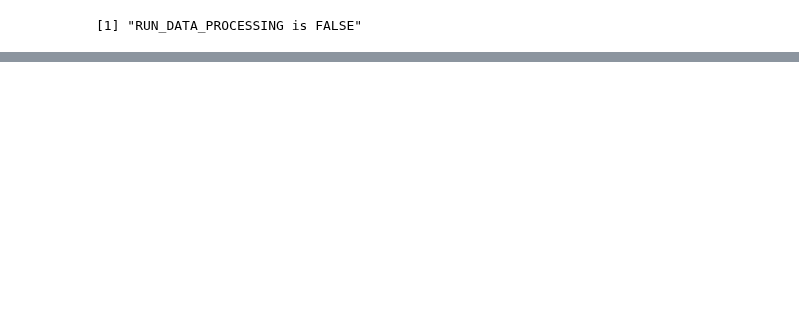
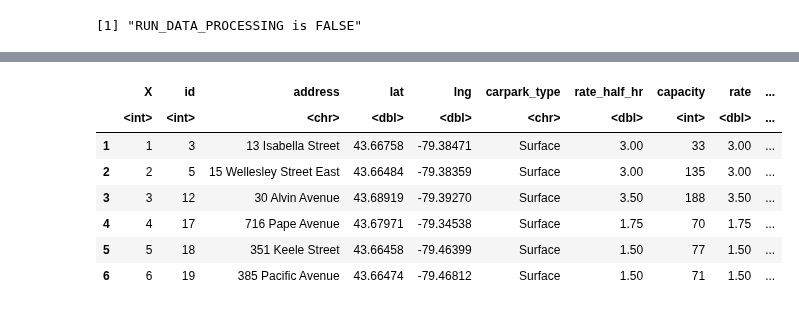
Before and after one commit to aayushi173/EV-Charging-Toronto, a Jupyter notebook: Code/EV Charging.ipynb, the cells around one changed output, grey strips where cells are left out. Drawn from its saved outputs; the diff is of its cells as text; code cells hidden in the pictures; blank space fills up the shorter version.

```diff
--- a/Code/EV Charging.ipynb
+++ b/Code/EV Charging.ipynb
@@ -422,7 +393,7 @@ A data.frame: 6 × 14
 | 5 | 5 | DRIVING SCHOOL OPERATOR (B) | LEASIDE DRIVING ACADEMY | TORONTO, ON | M4G 3C1 | BAYVIEW AVE | 1659 BAYVIEW AVE,TORONTO, ON,M4G 3C1 | 43.70734 | -79.37562 | 5 | ... |
 | 6 | 6 | DRIVING SCHOOL OPERATOR (B) | NEW METHOD DRIVING SCHOOL | TORONTO, ON | M4M 1Y5 | GERRARD ST E | 737 GERRARD ST E,TORONTO, ON,M4M 1Y5 | 43.66644 | -79.34743 | 5 | ... |
 # %%
-## Get data - GreenPParking
+## Get data 3 - Parking Data (GreenPParking)
 # Output:
 # address : Address of the parking spot
 # lat : Latitude of parking spot
@@ -432,58 +403,65 @@ A data.frame: 6 × 14
 
 ## Cleaning Green P Parking
 
-# Get Green P Parking package from Open Data-Toronto
-package <- show_package("b66466c3-69c8-4825-9c8b-04b270069193")
+if(RUN_DATA_PROCESSING) {
+    print("RUN_DATA_PROCESSING is TRUE")
 
-data=as.data.frame('Green P Parking')  # read the dataset Green P Parking in the package
-data<-show_package(package)
+    # Get Green P Parking package from Open Data-Toronto
+    package <- show_package("b66466c3-69c8-4825-9c8b-04b270069193")
 
-resources<-list_package_resources(package)
+    data=as.data.frame('Green P Parking')  # read the dataset Green P Parking in the package
+    data<-show_package(package)
 
-# Identify resources
-data_resources <- filter(resources, tolower(format) %in% c("csv", "json"))
+    resources<-list_package_resources(package)
 
-# Load Green P Parking data
-data <- filter(data_resources, row_number() == 1) %>% get_resource()
+    # Identify resources
+    data_resources <- filter(resources, tolower(format) %in% c("csv", "json"))
 
-# Extract required columns from main data
-data<- data.frame(address=data$carparks$address,
-                                     lat=data$carparks$lat,
-                                     lng=data$carparks$lng,
-                                      carpark_type=data$carparks$carpark_type_str,
-                                      rate_half_hr=data$carparks$rate_half_hour,
-                                      capacity=data$carparks$capacity,
-                                      rate=data$carparks$rate_half_hour
-                  )
+    # Load Green P Parking data
+    data <- filter(data_resources, row_number() == 1) %>% get_resource()
 
-# Check class of each attribute
-sapply(data, class)
+    # Extract required columns from main data
+    data<- data.frame(id = data$carparks$id,
+                      address=data$carparks$address,
+                                         lat=data$carparks$lat,
+                                         lng=data$carparks$lng,
+                                          carpark_type=data$carparks$carpark_type_str,
+                                          rate_half_hr=data$carparks$rate_half_hour,
+                                          capacity=data$carparks$capacity,
+                                          rate=data$carparks$rate_half_hour
+                      )
 
-# Convert char to numeric class
-data$lat<-as.numeric(data$lat)
-data$lng<-as.numeric(data$lng)
-data$rate_half_hr<-as.numeric(data$rate_half_hr)
-data$capacity<-as.numeric(data$capacity)
+    # Check class of each attribute
+    sapply(data, class)
 
-sapply(data, class)
+    # Convert char to numeric class
+    data$lat<-as.numeric(data$lat)
+    data$lng<-as.numeric(data$lng)
+    data$rate_half_hr<-as.numeric(data$rate_half_hr)
+    data$capacity<-as.numeric(data$capacity)
 
-# Check for missing values
-any(is.na(data))
+    sapply(data, class)
 
-# Extract street name from address
-data <- data %>%
-  mutate(extracted_address = str_replace_all(data$address, "\\(.*?\\)",""))
+    # Check for missing values
+    any(is.na(data))
 
-data$extracted_address<-str_replace_all(data$extracted_address, "-.*", "")
-data$extracted_address<-str_replace_all(data$extracted_address, ",.*", "")
+    # Extract street name from address
+    data <- data %>%
+      mutate(extracted_address = str_replace_all(data$address, "\\(.*?\\)",""))
 
-# Extract data with carpark_type as 'Surface'
+    data$extracted_address<-str_replace_all(data$extracted_address, "-.*", "")
+    data$extracted_address<-str_replace_all(data$extracted_address, ",.*", "")
 
-write.csv(data, "../Data/DataProcessing/carpark_Full_data.csv")
 
-data <- data %>%
-  filter(carpark_type == "Surface")
+    data <- data %>%
+      filter(carpark_type == "Surface")
 
-#save data the car parking as a csv file for ease of future use
-write.csv(data, "../Data/DataProcessing/carpark_Surface_data.csv")
+    #save data the car parking as a csv file for ease of future use
+    write.csv(data, "../Data/DataProcessing/carpark_Surface_data.csv")
+
+} else {
+    print("RUN_DATA_PROCESSING is FALSE")
+    data <- read.csv("../Data/DataProcessing/carpark_Surface_data.csv") # read from pre-processed data
+}
+head(data) # data preview of the surface carpark data
 # %% [output]
@@ -499 +470,9 @@ write.csv(data, "../Data/DataProcessing/carpark_Surface_data.csv")
+|  | X | id | address | lat | lng | carpark_type | rate_half_hr | capacity | rate | ... |
+|  | <int> | <int> | <chr> | <dbl> | <dbl> | <chr> | <dbl> | <int> | <dbl> | ... |
+| 1 | 1 | 3 | 13 Isabella Street | 43.66758 | -79.38471 | Surface | 3.00 | 33 | 3.00 | ... |
+| 2 | 2 | 5 | 15 Wellesley Street East | 43.66484 | -79.38359 | Surface | 3.00 | 135 | 3.00 | ... |
+| 3 | 3 | 12 | 30 Alvin Avenue | 43.68919 | -79.39270 | Surface | 3.50 | 188 | 3.50 | ... |
+| 4 | 4 | 17 | 716 Pape Avenue | 43.67971 | -79.34538 | Surface | 1.75 | 70 | 1.75 | ... |
+| 5 | 5 | 18 | 351 Keele Street | 43.66458 | -79.46399 | Surface | 1.50 | 77 | 1.50 | ... |
+| 6 | 6 | 19 | 385 Pacific Avenue | 43.66474 | -79.46812 | Surface | 1.50 | 71 | 1.50 | ... |
 # %%
```
Also changed, not shown: parts of 16 cells of this notebook, 6 other files.
